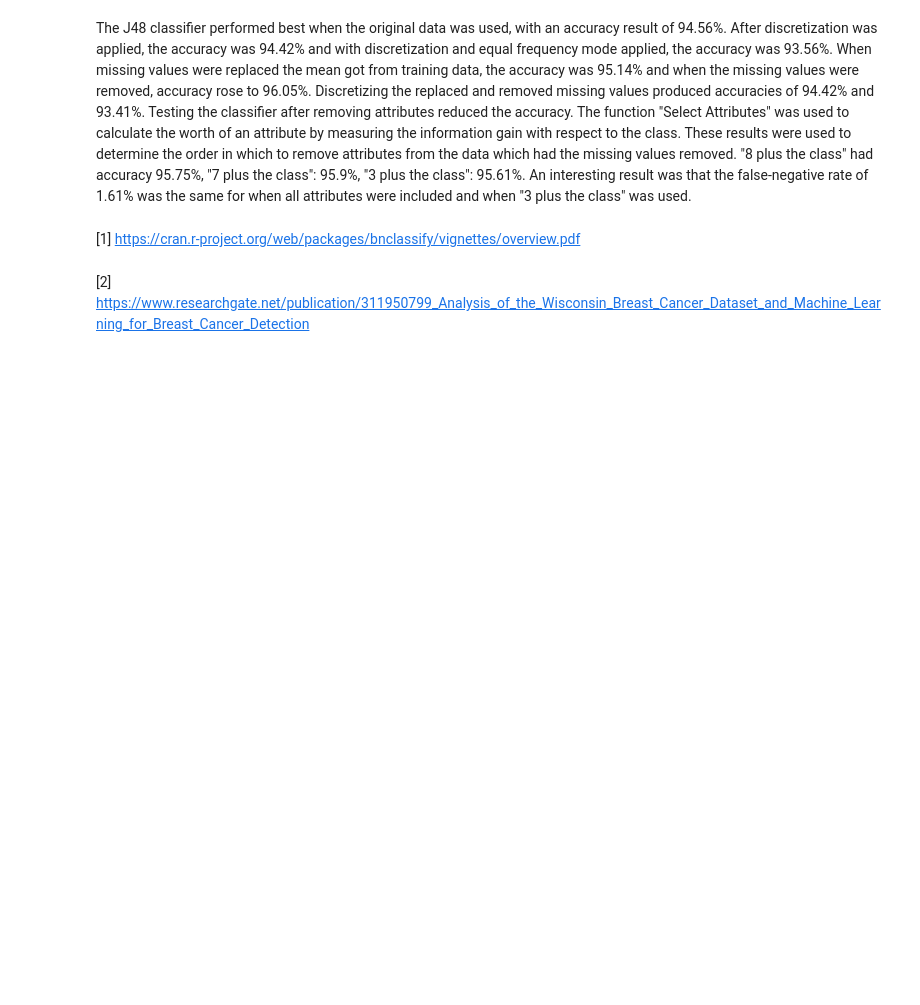
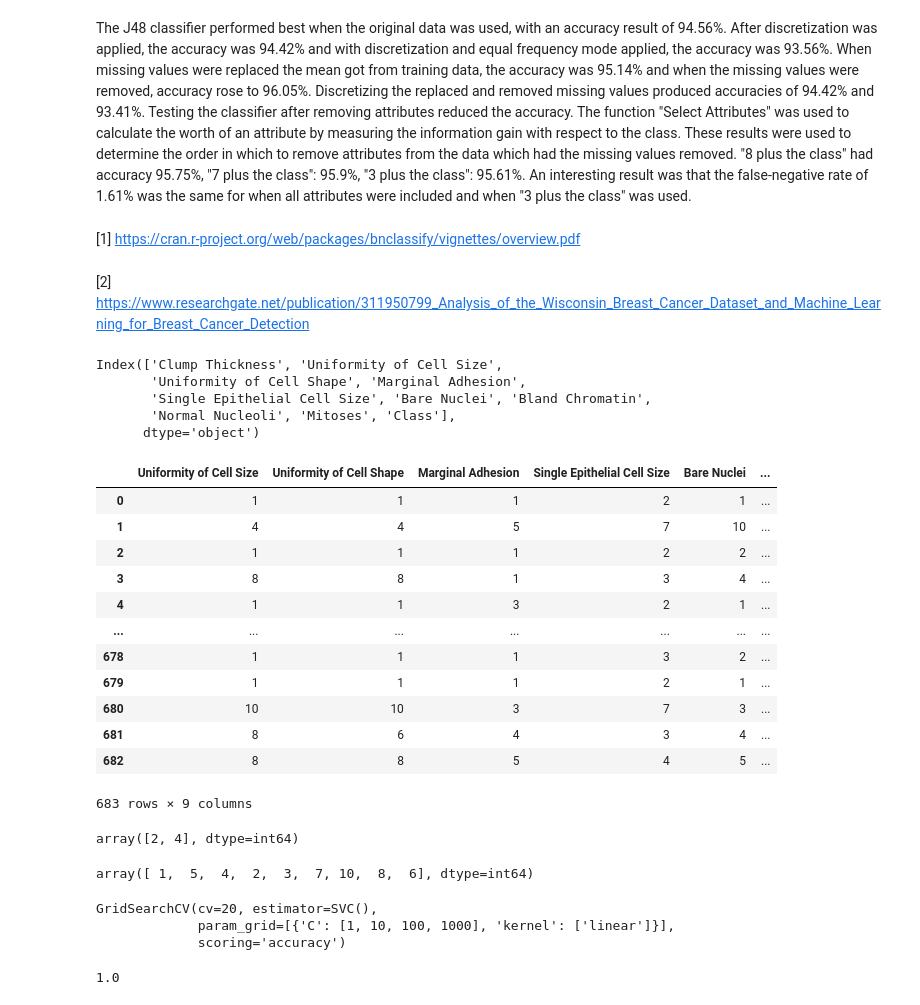
Before and after one commit to Ruairi8/ProgDAProject2, a Jupyter notebook: file1.ipynb, the cells around one changed output. Cells and saved outputs as stored; diff of their text form; code cells hidden in the pictures; blank space fills up the shorter version.

```diff
--- a/file1.ipynb
+++ b/file1.ipynb
@@ -47,0 +68,37 @@ The J48 classifier performed best when the original data was used, with an accur
+# %%
+datafr.drop('Sample code number',axis=1,inplace=True)
+# %%
+datafr.columns
+# %% [output]
+Index(['Clump Thickness', 'Uniformity of Cell Size',
+       'Uniformity of Cell Shape', 'Marginal Adhesion',
+       'Single Epithelial Cell Size', 'Bare Nuclei', 'Bland Chromatin',
+       'Normal Nucleoli', 'Mitoses', 'Class'],
+      dtype='object')
+# %%
+data_df = list(datafr.columns[1:31])
+data_df_main = datafr.loc[:,data_df]
+# %%
+data_df_main
+# %% [output]
+|  | Uniformity of Cell Size | Uniformity of Cell Shape | Marginal Adhesion | Single Epithelial Cell Size | Bare Nuclei | ... |
+| 0 | 1 | 1 | 1 | 2 | 1 | ... |
+| 1 | 4 | 4 | 5 | 7 | 10 | ... |
+| 2 | 1 | 1 | 1 | 2 | 2 | ... |
+| 3 | 8 | 8 | 1 | 3 | 4 | ... |
+| 4 | 1 | 1 | 3 | 2 | 1 | ... |
+| ... | ... | ... | ... | ... | ... | ... |
+| 678 | 1 | 1 | 1 | 3 | 2 | ... |
+| 679 | 1 | 1 | 1 | 2 | 1 | ... |
+| 680 | 10 | 10 | 3 | 7 | 3 | ... |
+| 681 | 8 | 6 | 4 | 3 | 4 | ... |
+| 682 | 8 | 8 | 5 | 4 | 5 | ... |
+683 rows × 9 columns
+# %%
+datafr['Class'].unique()
+# %% [output]
+array([2, 4], dtype=int64)
+# %%
+datafr['Mitoses'].unique()
+# %% [output]
+array([ 1,  5,  4,  2,  3,  7, 10,  8,  6], dtype=int64)
@@ -47,0 +117,11 @@ The J48 classifier performed best when the original data was used, with an accur
+# %%
+grid_svm = GridSearchCV(svm_model, parameters, cv=20, scoring="accuracy")
+grid_svm.fit(X,y)
+# %% [output]
+GridSearchCV(cv=20, estimator=SVC(),
+             param_grid=[{'C': [1, 10, 100, 1000], 'kernel': ['linear']}],
+             scoring='accuracy')
+# %%
+print(grid_svm.best_score_)
+# %% [output]
+1.0
```
Also changed, not shown: parts of 15 cells of this notebook.
